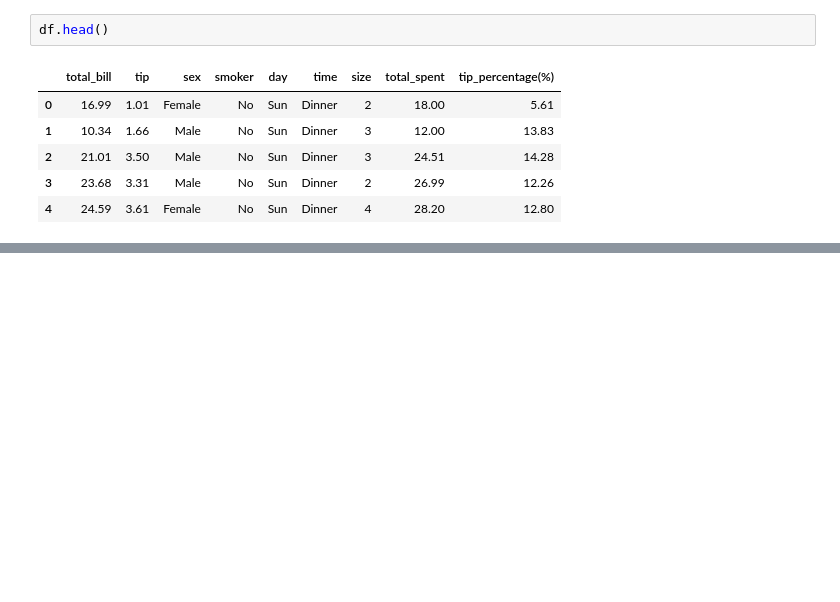
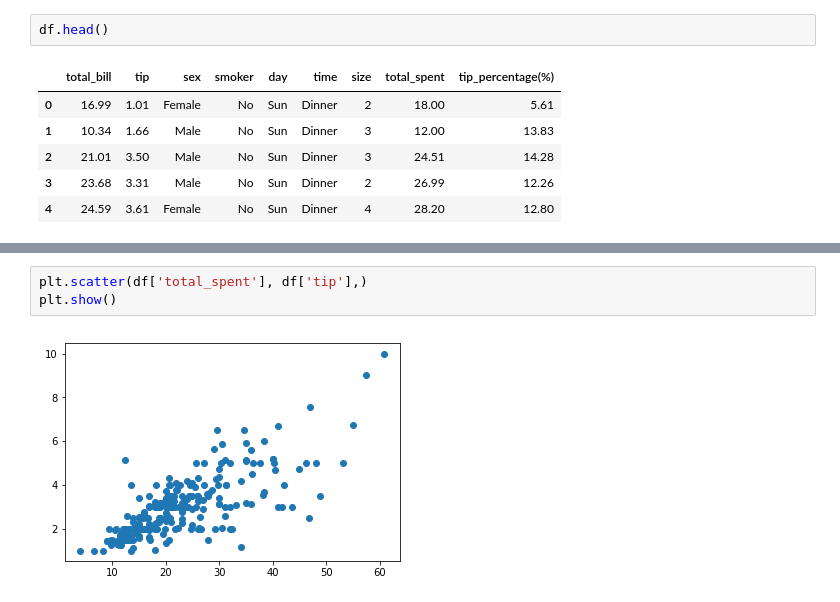
Before and after one commit to EoghanDelaney/FoDA_Assessment_2019, a Jupyter notebook: Assessment.ipynb, the cells around one changed output, grey strips where cells are left out. Cells and saved outputs as stored; diff of their text form; blank space fills up the shorter version.

```diff
--- a/Assessment.ipynb
+++ b/Assessment.ipynb
@@ -93,0 +110,5 @@ df.head()
+# %%
+plt.scatter(df['total_spent'], df['tip'],)
+plt.show()
+# %% [output]
+[figure, added]
```
Also changed, not shown: parts of 7 cells of this notebook.
